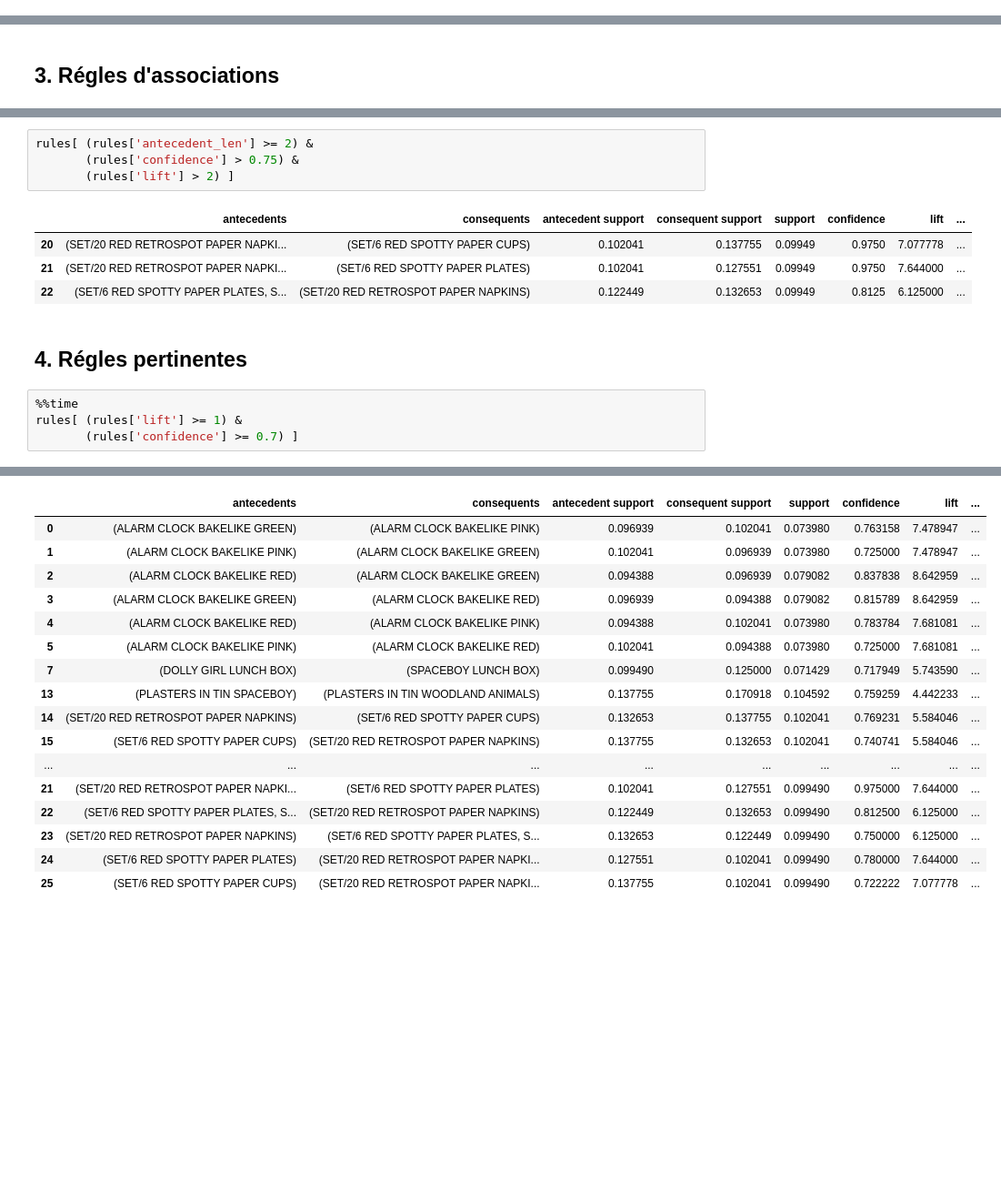
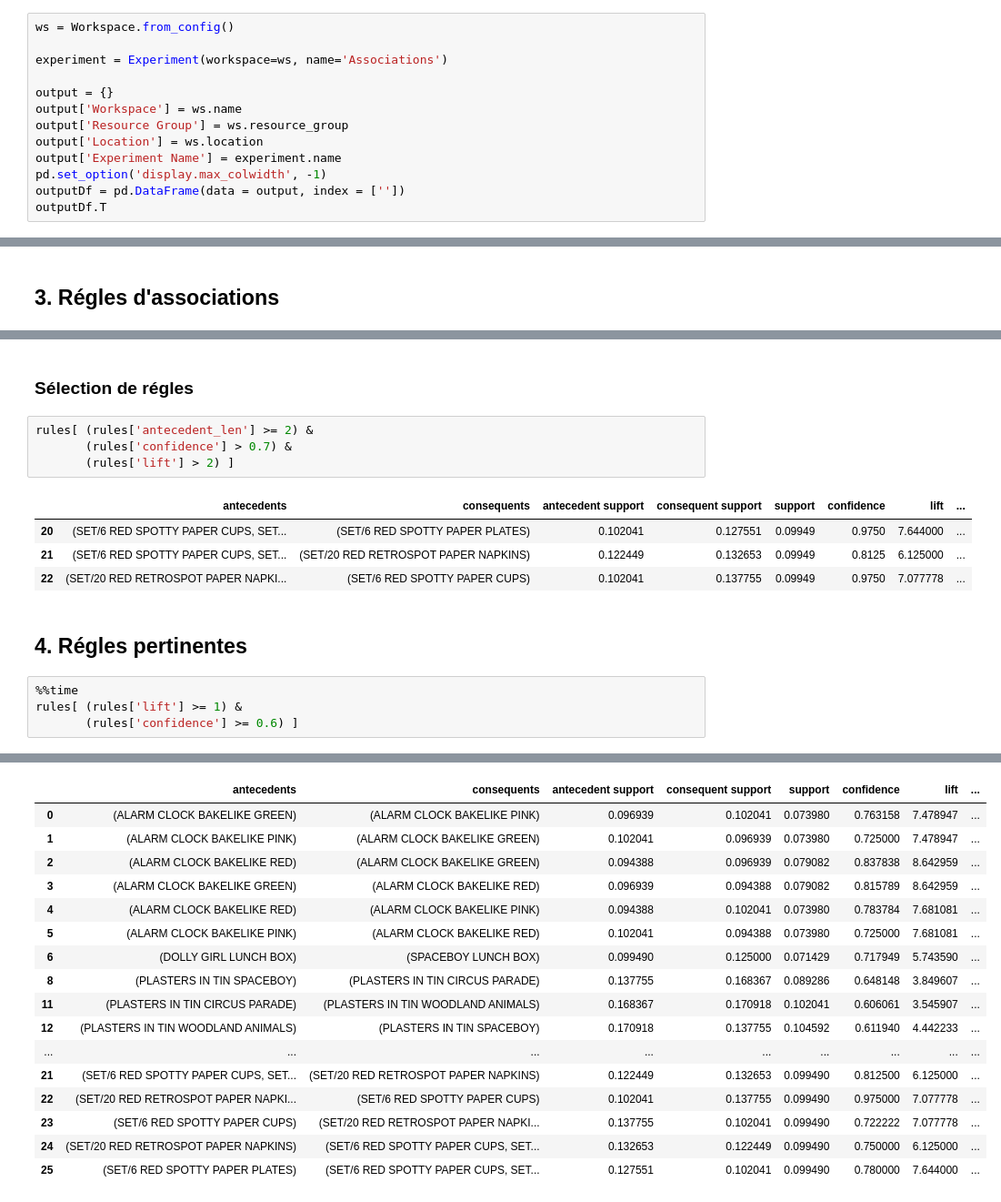
Before and after one commit to retkowsky/Associations, a Jupyter notebook: Associations.ipynb, the cells around one changed output, grey strips where cells are left out. Shown at 91% size. Saved outputs shown, nothing was run; the diff lists cells and outputs as text; blank space fills up the shorter version.

```diff
--- a/Associations.ipynb
+++ b/Associations.ipynb
@@ -39,0 +79,13 @@ from mlxtend.frequent_patterns import association_rules
+# %%
+ws = Workspace.from_config()
+
+experiment = Experiment(workspace=ws, name='Associations')
+
+output = {}
+output['Workspace'] = ws.name
+output['Resource Group'] = ws.resource_group
+output['Location'] = ws.location
+output['Experiment Name'] = experiment.name
+pd.set_option('display.max_colwidth', -1)
+outputDf = pd.DataFrame(data = output, index = [''])
+outputDf.T
@@ -254,16 +298,18 @@ rules
+# %% [markdown]
+### Sélection de régles
 # %%
 rules[ (rules['antecedent_len'] >= 2) &
-       (rules['confidence'] > 0.75) &
+       (rules['confidence'] > 0.7) &
        (rules['lift'] > 2) ]
 # %% [output]
 |  | antecedents | consequents | antecedent support | consequent support | support | confidence | lift | ... |
-| 20 | (SET/20 RED RETROSPOT PAPER NAPKI... | (SET/6 RED SPOTTY PAPER CUPS) | 0.102041 | 0.137755 | 0.09949 | 0.9750 | 7.077778 | ... |
-| 21 | (SET/20 RED RETROSPOT PAPER NAPKI... | (SET/6 RED SPOTTY PAPER PLATES) | 0.102041 | 0.127551 | 0.09949 | 0.9750 | 7.644000 | ... |
-| 22 | (SET/6 RED SPOTTY PAPER PLATES, S... | (SET/20 RED RETROSPOT PAPER NAPKINS) | 0.122449 | 0.132653 | 0.09949 | 0.8125 | 6.125000 | ... |
+| 20 | (SET/6 RED SPOTTY PAPER CUPS, SET... | (SET/6 RED SPOTTY PAPER PLATES) | 0.102041 | 0.127551 | 0.09949 | 0.9750 | 7.644000 | ... |
+| 21 | (SET/6 RED SPOTTY PAPER CUPS, SET... | (SET/20 RED RETROSPOT PAPER NAPKINS) | 0.122449 | 0.132653 | 0.09949 | 0.8125 | 6.125000 | ... |
+| 22 | (SET/20 RED RETROSPOT PAPER NAPKI... | (SET/6 RED SPOTTY PAPER CUPS) | 0.102041 | 0.137755 | 0.09949 | 0.9750 | 7.077778 | ... |
 # %% [markdown]
 ## 4. Régles pertinentes
 # %%
 %%time
 rules[ (rules['lift'] >= 1) &
-       (rules['confidence'] >= 0.7) ]
+       (rules['confidence'] >= 0.6) ]
 # %% [output]
@@ -272,17 +318,17 @@ Wall time: 1.87 ms
 |  | antecedents | consequents | antecedent support | consequent support | support | confidence | lift | ... |
 | 0 | (ALARM CLOCK BAKELIKE GREEN) | (ALARM CLOCK BAKELIKE PINK) | 0.096939 | 0.102041 | 0.073980 | 0.763158 | 7.478947 | ... |
 | 1 | (ALARM CLOCK BAKELIKE PINK) | (ALARM CLOCK BAKELIKE GREEN) | 0.102041 | 0.096939 | 0.073980 | 0.725000 | 7.478947 | ... |
 | 2 | (ALARM CLOCK BAKELIKE RED) | (ALARM CLOCK BAKELIKE GREEN) | 0.094388 | 0.096939 | 0.079082 | 0.837838 | 8.642959 | ... |
 | 3 | (ALARM CLOCK BAKELIKE GREEN) | (ALARM CLOCK BAKELIKE RED) | 0.096939 | 0.094388 | 0.079082 | 0.815789 | 8.642959 | ... |
 | 4 | (ALARM CLOCK BAKELIKE RED) | (ALARM CLOCK BAKELIKE PINK) | 0.094388 | 0.102041 | 0.073980 | 0.783784 | 7.681081 | ... |
 | 5 | (ALARM CLOCK BAKELIKE PINK) | (ALARM CLOCK BAKELIKE RED) | 0.102041 | 0.094388 | 0.073980 | 0.725000 | 7.681081 | ... |
-| 7 | (DOLLY GIRL LUNCH BOX) | (SPACEBOY LUNCH BOX) | 0.099490 | 0.125000 | 0.071429 | 0.717949 | 5.743590 | ... |
-| 13 | (PLASTERS IN TIN SPACEBOY) | (PLASTERS IN TIN WOODLAND ANIMALS) | 0.137755 | 0.170918 | 0.104592 | 0.759259 | 4.442233 | ... |
-| 14 | (SET/20 RED RETROSPOT PAPER NAPKINS) | (SET/6 RED SPOTTY PAPER CUPS) | 0.132653 | 0.137755 | 0.102041 | 0.769231 | 5.584046 | ... |
-| 15 | (SET/6 RED SPOTTY PAPER CUPS) | (SET/20 RED RETROSPOT PAPER NAPKINS) | 0.137755 | 0.132653 | 0.102041 | 0.740741 | 5.584046 | ... |
+| 6 | (DOLLY GIRL LUNCH BOX) | (SPACEBOY LUNCH BOX) | 0.099490 | 0.125000 | 0.071429 | 0.717949 | 5.743590 | ... |
+| 8 | (PLASTERS IN TIN SPACEBOY) | (PLASTERS IN TIN CIRCUS PARADE) | 0.137755 | 0.168367 | 0.089286 | 0.648148 | 3.849607 | ... |
+| 11 | (PLASTERS IN TIN CIRCUS PARADE) | (PLASTERS IN TIN WOODLAND ANIMALS) | 0.168367 | 0.170918 | 0.102041 | 0.606061 | 3.545907 | ... |
+| 12 | (PLASTERS IN TIN WOODLAND ANIMALS) | (PLASTERS IN TIN SPACEBOY) | 0.170918 | 0.137755 | 0.104592 | 0.611940 | 4.442233 | ... |
 | ... | ... | ... | ... | ... | ... | ... | ... | ... |
-| 21 | (SET/20 RED RETROSPOT PAPER NAPKI... | (SET/6 RED SPOTTY PAPER PLATES) | 0.102041 | 0.127551 | 0.099490 | 0.975000 | 7.644000 | ... |
-| 22 | (SET/6 RED SPOTTY PAPER PLATES, S... | (SET/20 RED RETROSPOT PAPER NAPKINS) | 0.122449 | 0.132653 | 0.099490 | 0.812500 | 6.125000 | ... |
-| 23 | (SET/20 RED RETROSPOT PAPER NAPKINS) | (SET/6 RED SPOTTY PAPER PLATES, S... | 0.132653 | 0.122449 | 0.099490 | 0.750000 | 6.125000 | ... |
-| 24 | (SET/6 RED SPOTTY PAPER PLATES) | (SET/20 RED RETROSPOT PAPER NAPKI... | 0.127551 | 0.102041 | 0.099490 | 0.780000 | 7.644000 | ... |
-| 25 | (SET/6 RED SPOTTY PAPER CUPS) | (SET/20 RED RETROSPOT PAPER NAPKI... | 0.137755 | 0.102041 | 0.099490 | 0.722222 | 7.077778 | ... |
+| 21 | (SET/6 RED SPOTTY PAPER CUPS, SET... | (SET/20 RED RETROSPOT PAPER NAPKINS) | 0.122449 | 0.132653 | 0.099490 | 0.812500 | 6.125000 | ... |
+| 22 | (SET/20 RED RETROSPOT PAPER NAPKI... | (SET/6 RED SPOTTY PAPER CUPS) | 0.102041 | 0.137755 | 0.099490 | 0.975000 | 7.077778 | ... |
+| 23 | (SET/6 RED SPOTTY PAPER CUPS) | (SET/20 RED RETROSPOT PAPER NAPKI... | 0.137755 | 0.102041 | 0.099490 | 0.722222 | 7.077778 | ... |
+| 24 | (SET/20 RED RETROSPOT PAPER NAPKINS) | (SET/6 RED SPOTTY PAPER CUPS, SET... | 0.132653 | 0.122449 | 0.099490 | 0.750000 | 6.125000 | ... |
+| 25 | (SET/6 RED SPOTTY PAPER PLATES) | (SET/6 RED SPOTTY PAPER CUPS, SET... | 0.127551 | 0.102041 | 0.099490 | 0.780000 | 7.644000 | ... |
```
Also changed, not shown: parts of 42 cells of this notebook.
